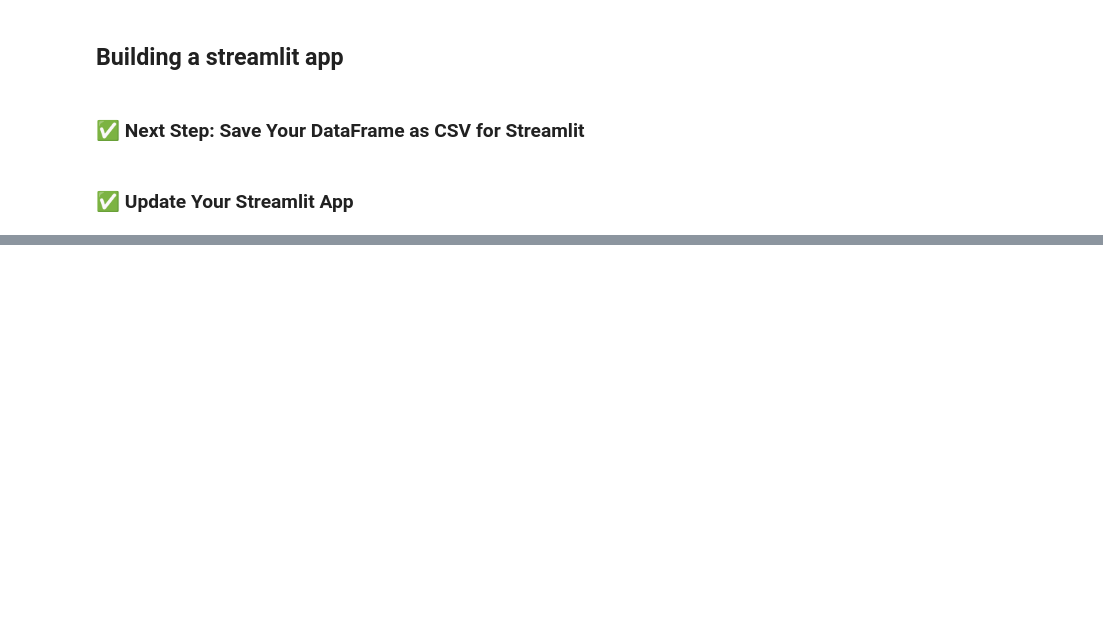
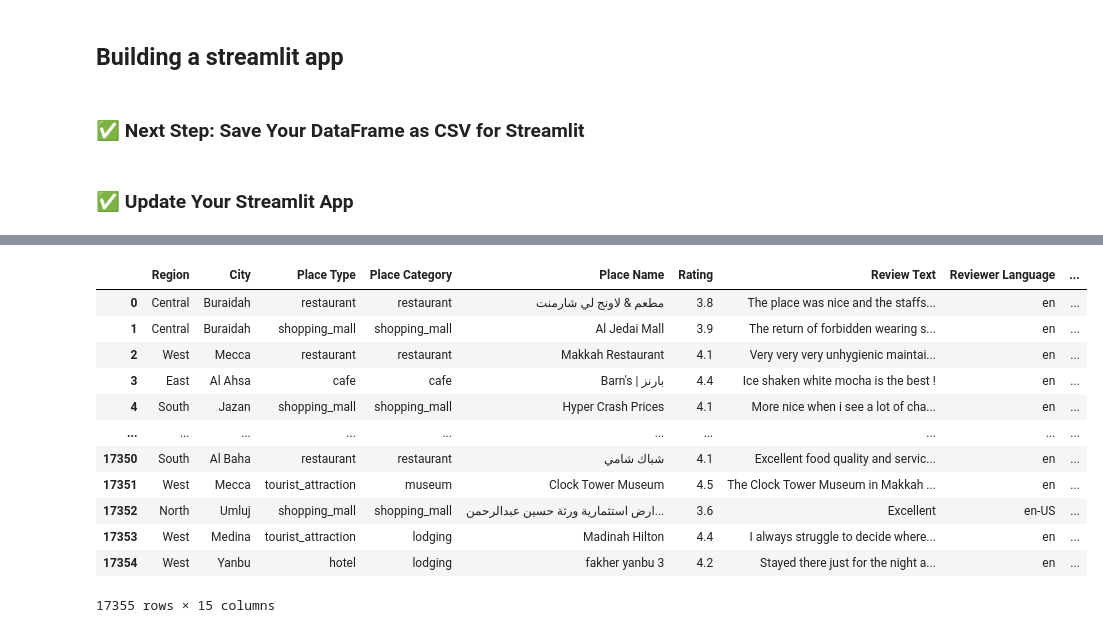
Before and after one commit to HayaAlsubie/Beyond_the_Stars, a Jupyter notebook: notebooks/project.ipynb, the cells around one changed output, grey strips where cells are left out. Cells and saved outputs as stored; diff of their text form; code cells hidden in the pictures; blank space fills up the shorter version.

```diff
--- a/notebooks/project.ipynb
+++ b/notebooks/project.ipynb
@@ -337 +340,19 @@ st.dataframe(review.head())
 DeltaGenerator()
+# %%
+review_data= pd.read_csv("review_data.csv")
+review_data = review_data.sample(frac=1).reset_index(drop=True)
+review_data
+# %% [output]
+|  | Region | City | Place Type | Place Category | Place Name | Rating | Review Text | Reviewer Language | ... |
+| 0 | Central | Buraidah | restaurant | restaurant | مطعم & لاونج لي شارمنت | 3.8 | The place was nice and the staffs... | en | ... |
+| 1 | Central | Buraidah | shopping_mall | shopping_mall | Al Jedai Mall | 3.9 | The return of forbidden wearing s... | en | ... |
+| 2 | West | Mecca | restaurant | restaurant | Makkah Restaurant | 4.1 | Very very very unhygienic maintai... | en | ... |
+| 3 | East | Al Ahsa | cafe | cafe | Barn's | بارنز | 4.4 | Ice shaken white mocha is the best ! | en | ... |
+| 4 | South | Jazan | shopping_mall | shopping_mall | Hyper Crash Prices | 4.1 | More nice when i see a lot of cha... | en | ... |
+| ... | ... | ... | ... | ... | ... | ... | ... | ... | ... |
+| 17350 | South | Al Baha | restaurant | restaurant | شباك شامي | 4.1 | Excellent food quality and servic... | en | ... |
+| 17351 | West | Mecca | tourist_attraction | museum | Clock Tower Museum | 4.5 | The Clock Tower Museum in Makkah ... | en | ... |
+| 17352 | North | Umluj | shopping_mall | shopping_mall | ارض استثمارية ورثة حسين عبدالرحمن... | 3.6 | Excellent | en-US | ... |
+| 17353 | West | Medina | tourist_attraction | lodging | Madinah Hilton | 4.4 | I always struggle to decide where... | en | ... |
+| 17354 | West | Yanbu | hotel | lodging | fakher yanbu 3 | 4.2 | Stayed there just for the night a... | en | ... |
+17355 rows × 15 columns
```
Also changed, not shown: parts of 9 cells of this notebook, 2 other files.
